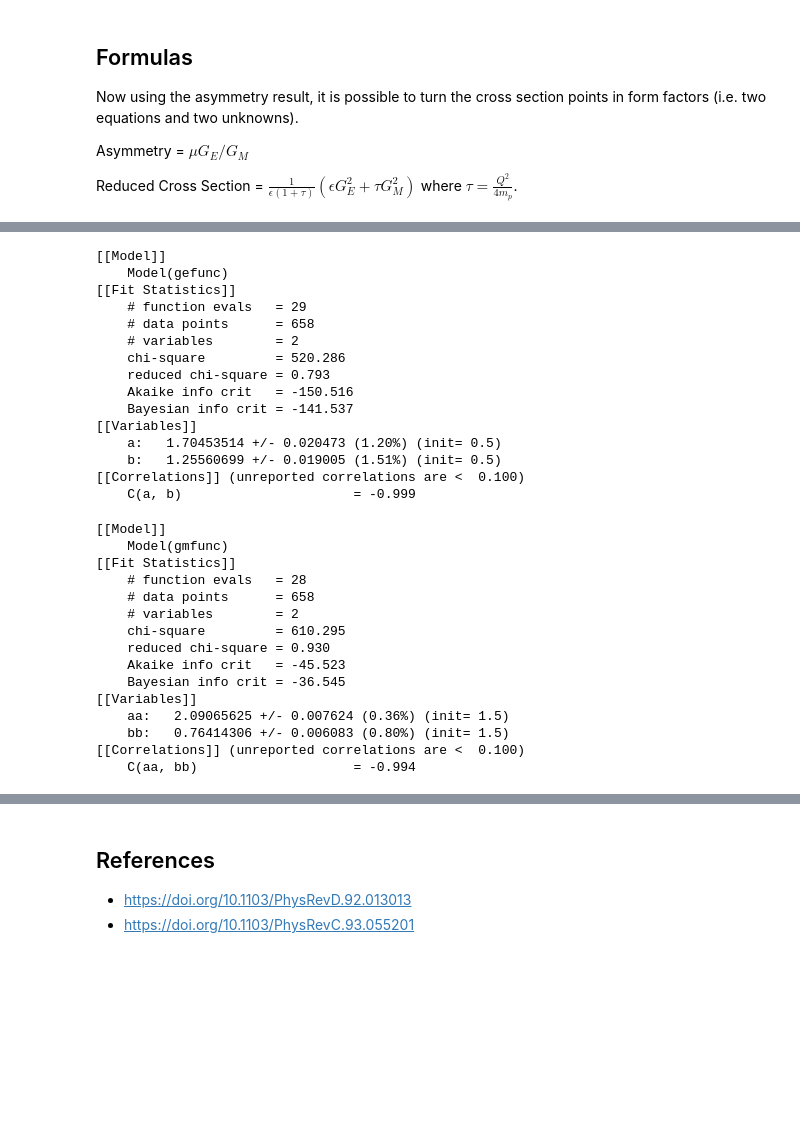
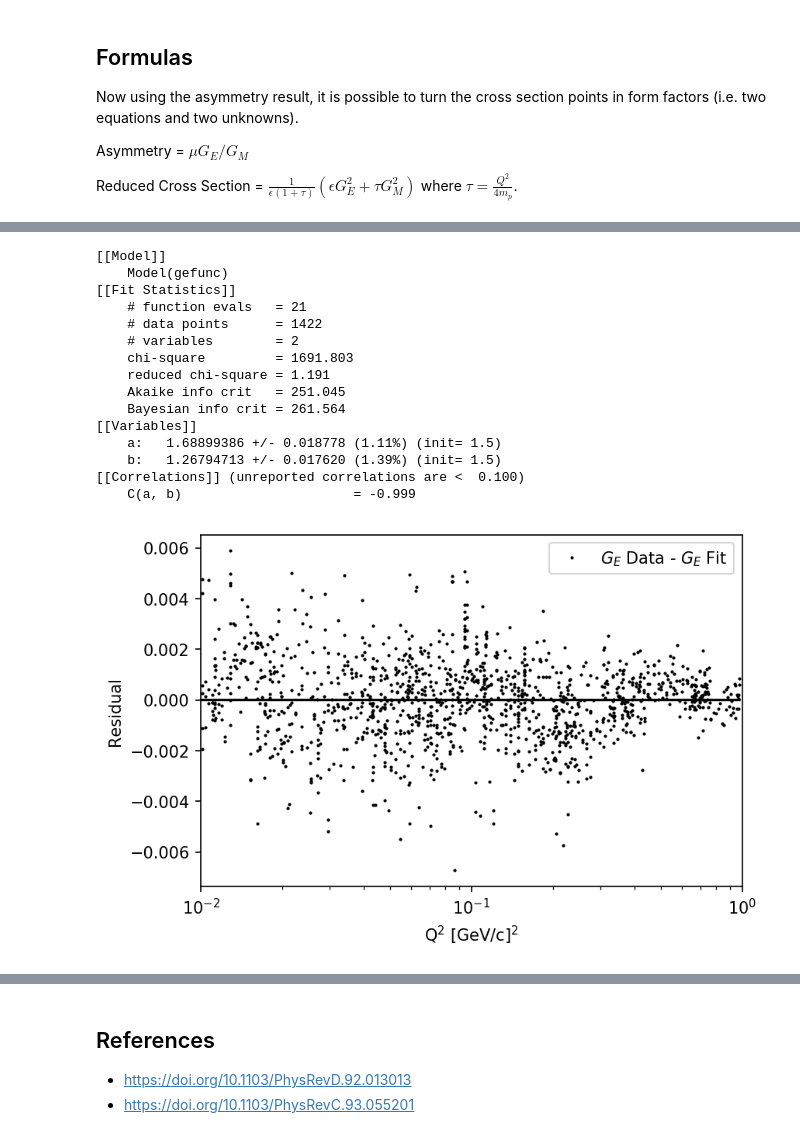
Before and after one commit to JeffersonLab/AsymmetryData, a Jupyter notebook: CrossSectionData.ipynb, the cells around one changed output, grey strips where cells are left out. Drawn from its saved outputs; the diff is of its cells as text; code cells hidden in the pictures; blank space fills up the shorter version.

```diff
--- a/CrossSectionData.ipynb
+++ b/CrossSectionData.ipynb
@@ -127,62 +193,54 @@ plt.show()
 # %%
 from lmfit import Model
 
 def gefunc(q2,a,b):
     return ((1+a*q2)*(1+b*q2))**(-1)
 
 weight=[]
 
 for n in range(len(uge)):
     weight.append(1/uge[n])
 
 model=Model(gefunc)
-result=model.fit(ge,q2=q2,a=0.5,b=0.5,weights=weight)
+result=model.fit(ge,q2=q2,a=1.5,b=1.5,weights=weight)
 
 print(result.fit_report())
+a=(result.values['a'])
+b=(result.values['b'])
+
+def resultfunc(q2):
+    return ((1+a*q2)*(1+b*q2))**(-1)
+
+residual=[]
+count=0
+for m in q2:
+    residual.append(ge[count]-resultfunc(m))
+    count+=1
+
+plt.figure(dpi=150)
+plt.plot(q2,residual,'o',ms=1,label='$G_E$ Data - $G_E$ Fit',color='black')
+plt.plot(q2,[0]*len(q2),'-',color='black')
+#plt.ylim(-0.005,0.005)
+plt.xscale('log')
+plt.xlim(0.01,1)
+plt.xlabel('Q$^2$ [GeV/c]$^2$')
+plt.ylabel('Residual')
+plt.legend()
+plt.show()
 # %% [output]
 [[Model]]
     Model(gefunc)
 [[Fit Statistics]]
-    # function evals   = 29
-    # data points      = 658
+    # function evals   = 21
+    # data points      = 1422
     # variables        = 2
-    chi-square         = 520.286
-    reduced chi-square = 0.793
-    Akaike info crit   = -150.516
-    Bayesian info crit = -141.537
+    chi-square         = 1691.803
+    reduced chi-square = 1.191
+    Akaike info crit   = 251.045
+    Bayesian info crit = 261.564
 [[Variables]]
-    a:   1.70453514 +/- 0.020473 (1.20%) (init= 0.5)
-    b:   1.25560699 +/- 0.019005 (1.51%) (init= 0.5)
+    a:   1.68899386 +/- 0.018778 (1.11%) (init= 1.5)
+    b:   1.26794713 +/- 0.017620 (1.39%) (init= 1.5)
 [[Correlations]] (unreported correlations are <  0.100)
     C(a, b)                      = -0.999
+[figure, added]
-# %%
-from lmfit import Model
-
-def gmfunc(q2,aa,bb):
-    return PROTON_MU/((1+aa*q2)*(1+bb*q2))
-
-weight=[]
-
-for n in range(len(ugm)):
-    weight.append(1/ugm[n])
-
-model=Model(gmfunc)
-result=model.fit(gm,q2=q2,aa=1.5,bb=1.5,weights=weight)
-
-print(result.fit_report())
-# %% [output]
-[[Model]]
-    Model(gmfunc)
-[[Fit Statistics]]
-    # function evals   = 28
-    # data points      = 658
-    # variables        = 2
-    chi-square         = 610.295
-    reduced chi-square = 0.930
-    Akaike info crit   = -45.523
-    Bayesian info crit = -36.545
-[[Variables]]
-    aa:   2.09065625 +/- 0.007624 (0.36%) (init= 1.5)
-    bb:   0.76414306 +/- 0.006083 (0.80%) (init= 1.5)
-[[Correlations]] (unreported correlations are <  0.100)
-    C(aa, bb)                    = -0.994
```
Also changed, not shown: parts of 11 cells of this notebook, 9 other files.
